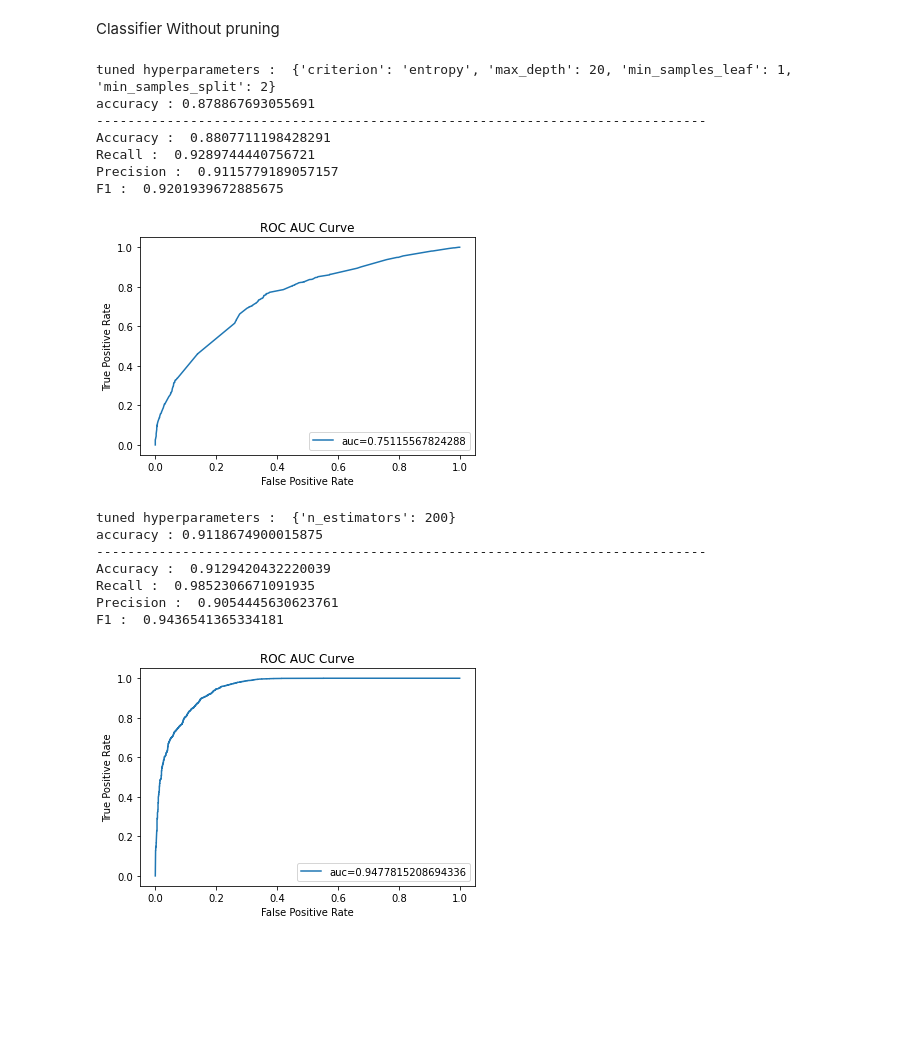
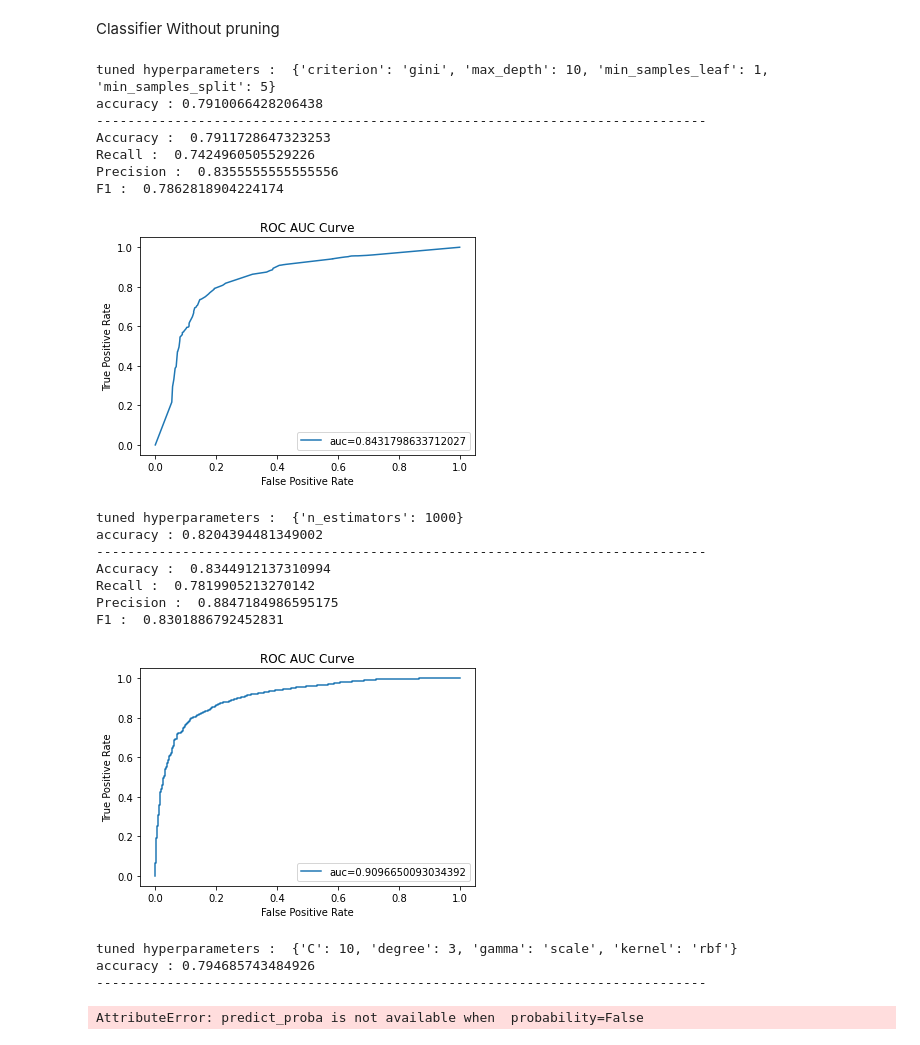
Before and after one commit to atharva20038/ML-Project, a Jupyter notebook: preprocess.ipynb, the cells around one changed output. Saved outputs shown, nothing was run; the diff lists cells and outputs as text; code cells hidden in the pictures; blank space fills up the shorter version.

```diff
--- a/preprocess.ipynb
+++ b/preprocess.ipynb
@@ -278,5 +295,10 @@ plt.xlabel("Number of components")
 plt.ylabel("Variance Ratio")
 plt.title("Variance Ration vs Number of components")
 plt.show()
+
+
+pca = PCA(n_components=16)
+pca.fit(scaled_data)
+scaled_data = pca.transform(scaled_data)
 # %% [output]
 Number of components :  0 , Ratio :  0
@@ -301,7 +333,7 @@ from sklearn.model_selection import train_test_split
 x = scaled_data
 y = df['status'].to_numpy()
 
-x_train,x_test,y_train,y_test = train_test_split(x,y,test_size=0.2,random_state=42)
+x_train,x_test,y_train,y_test = train_test_split(x,y,test_size=0.20,random_state=0)
 
 print(x_train.shape)
 print(x_test.shape)
@@ -323,12 +355,12 @@ def get_metrics(y_out,y_test,y_pred_proba,lg,x_test,decision_boundary=False) :
     print("F1 : ",f1)
 
         ##ROC AUC Curve
-    fpr, tpr, _ = metrics.roc_curve(y_test,  y_pred_proba)
+    fpr, tpr, _ = metrics.roc_curve(y_test,  y_out)
     plt.xlabel("False Positive Rate")
     plt.ylabel("True Positive Rate")
     plt.title("ROC AUC Curve")
 
-    auc = metrics.roc_auc_score(y_test, y_pred_proba)
+    auc = metrics.roc_auc_score(y_test, y_out)
     plt.plot(fpr,tpr,label="auc="+str(auc))
     plt.legend(loc=4)
     plt.show()
@@ -373,7 +405,7 @@ from sklearn.model_selection import GridSearchCV
 
 lg_cv = LogisticRegression()
 
-gs = GridSearchCV(lg_cv,{'C':np.logspace(-3,3,100)},cv=5)
+gs = GridSearchCV(lg_cv,{'C':np.logspace(-3,3,100)},cv=3)
 gs.fit(x_train,y_train)
 
 print("tuned hyperparameters : ",gs.best_params_)
@@ -469,27 +525,27 @@ Classifier Without pruning
 # %%
 from sklearn.tree import DecisionTreeClassifier
 
 dt_gs = DecisionTreeClassifier()
 gs = GridSearchCV(dt_gs,{'max_depth': [5,6,8,10,12,20,22,25,50,100],'min_samples_leaf': [1, 2, 4],'min_samples_split': [2, 5, 10],'criterion':('gini','entropy')},cv=5)
 gs.fit(x_train,y_train)
 
 print("tuned hyperparameters : ",gs.best_params_)
 print("accuracy :",gs.best_score_)
 print("------------------------------------------------------------------------------")
 
 y_out = gs.predict(x_test)
 y_out_proba = gs.predict_proba(x_test)[::,1]
 
-get_metrics(y_out,y_test,y_pred_proba,gs,x_test)
+get_metrics(y_out,y_test,y_out_proba,gs,x_test)
 # %% [output]
-tuned hyperparameters :  {'criterion': 'entropy', 'max_depth': 20, 'min_samples_leaf': 1, 'min_samples_split': 2}
-accuracy : 0.878867693055691
+tuned hyperparameters :  {'criterion': 'gini', 'max_depth': 10, 'min_samples_leaf': 1, 'min_samples_split': 5}
+accuracy : 0.7910066428206438
 ------------------------------------------------------------------------------
-Accuracy :  0.8807711198428291
-Recall :  0.9289744440756721
-Precision :  0.9115779189057157
-F1 :  0.9201939672885675
+Accuracy :  0.7911728647323253
+Recall :  0.7424960505529226
+Precision :  0.8355555555555556
+F1 :  0.7862818904224174
-[figure, old version]
+[figure, new version]
 # %%
 #using graphviz to visualize the decision tree
 # import graphviz
@@ -507,7 +563,7 @@ F1 :  0.9201939672885675
 from sklearn.ensemble import RandomForestClassifier
 
 gs_rfc = RandomForestClassifier(min_samples_leaf=gs.best_params_['min_samples_leaf'],min_samples_split=gs.best_params_['min_samples_split'],max_depth=gs.best_params_['max_depth'],criterion=gs.best_params_['criterion'])
-gs_rf = GridSearchCV(gs_rfc,{'n_estimators': [10,100,200,400,600,800,1000]},cv=5)
+gs_rf = GridSearchCV(gs_rfc,{'n_estimators': [10,100,200,400,500,600,800,1000,1500]},cv=5)
 gs_rf.fit(x_train,y_train)
 
 print("tuned hyperparameters : ",gs_rf.best_params_)
@@ -519,11 +575,31 @@ y_pred_proba = gs_rf.predict_proba(x_test)[::,1]
 
 get_metrics(y_out,y_test,y_pred_proba,gs_rf,x_test)
 # %% [output]
-tuned hyperparameters :  {'n_estimators': 200}
-accuracy : 0.9118674900015875
+tuned hyperparameters :  {'n_estimators': 1000}
+accuracy : 0.8204394481349002
 ------------------------------------------------------------------------------
-Accuracy :  0.9129420432220039
-Recall :  0.9852306671091935
-Precision :  0.9054445630623761
-F1 :  0.9436541365334181
+Accuracy :  0.8344912137310994
+Recall :  0.7819905213270142
+Precision :  0.8847184986595175
+F1 :  0.8301886792452831
-[figure, old version]
+[figure, new version]
+# %%
+from sklearn.svm import SVC
+
+param = {'C': [0.1, 1, 10], 'gamma': ['scale', 'auto', 0.01, 0.001], 'degree' :[3,5], 'kernel': ['rbf', 'linear', 'poly']}
+gridSVM = GridSearchCV(SVC(), param, refit = True)
+gridSVM.fit(x_train, y_train)
+
+print("tuned hyperparameters : ",gridSVM.best_params_)
+print("accuracy :",gridSVM.best_score_)
+print("------------------------------------------------------------------------------")
+
+y_out = gridSVM.predict(x_test)
+y_pred_proba = []
+
+get_metrics(y_out,y_test,y_pred_proba,gridSVM,x_test)
+# %% [output]
+tuned hyperparameters :  {'C': 10, 'degree': 3, 'gamma': 'scale', 'kernel': 'rbf'}
+accuracy : 0.794685743484926
+------------------------------------------------------------------------------
+AttributeError: predict_proba is not available when  probability=False
```
Also changed, not shown: parts of 26 cells of this notebook, 5 other files.
